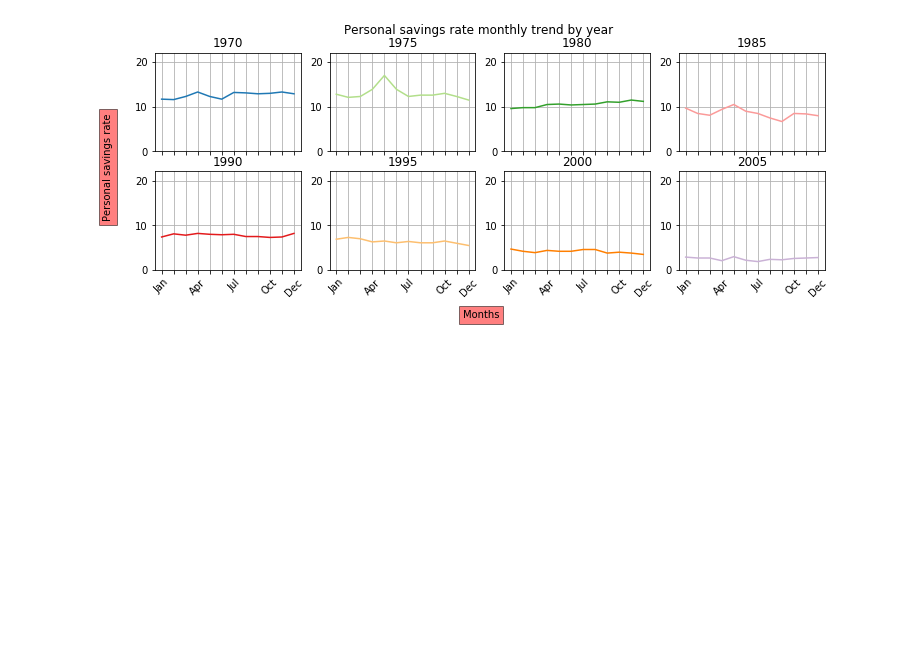
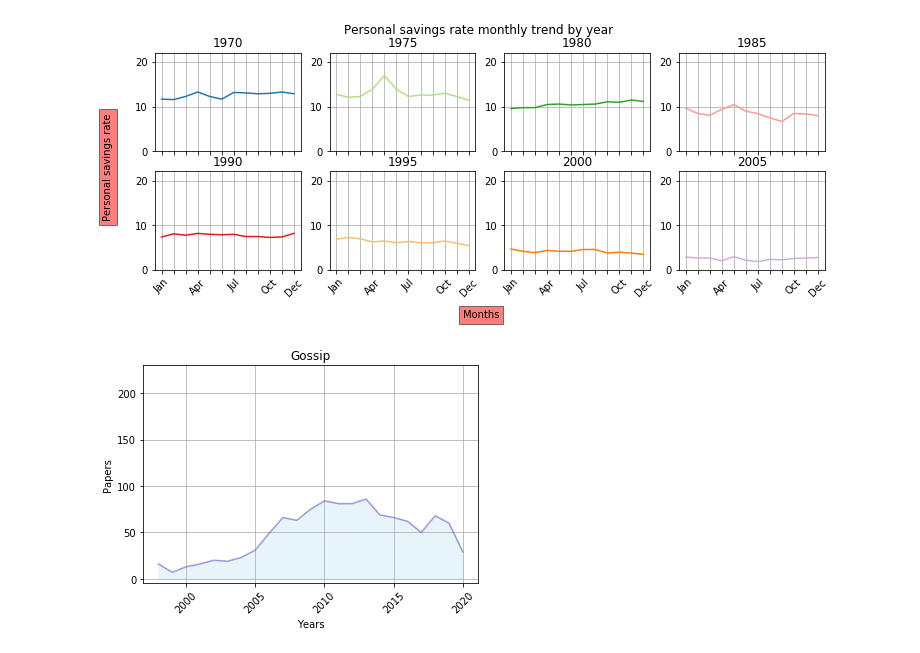
Before and after one commit to giaruffo/dataviz, a Jupyter notebook: notebooks/03.basiccharts.ipynb, the cells around one changed output. Cells and saved outputs as stored; diff of their text form; code cells hidden in the pictures; blank space fills up the shorter version.

```diff
--- a/notebooks/03.basiccharts.ipynb
+++ b/notebooks/03.basiccharts.ipynb
@@ -200,3 +200,26 @@ plt.text(-48, 23, 'Personal savings rate', ha='center', va='center', rotation='v
 plt.show()
 # %% [output]
 [figure]
+# %%
+import matplotlib.pyplot as plt
+import numpy as np
+import pandas as pd
+import matplotlib.dates as mdates
+import datetime
+
+dates=(1998,1999,2000,2001,2002,2003,2004,2005,2006,2007,2008,2009,2010,2011,2012,2013,2014,2015,2016,2017,2018,2019,2020)
+papers=(16,7,13, 16, 20,19, 23,31, 49,66,63,75,84,81,81,86,69,66,62,50,68,60,29)
+
+plt.fill_between(dates, papers, color="skyblue", alpha=0.2)
+plt.plot(dates, papers, color="Slateblue", alpha=0.6)
+
+plt.title('Gossip')
+plt.xlabel('Years')
+plt.ylabel('Papers')
+ax = plt.gca()
+ax.tick_params(axis ='x', rotation = 45)
+plt.ylim(top=230)
+ax.grid(True)
+plt.show()
+# %% [output]
+[figure, added]
```
Also changed, not shown: parts of 5 cells of this notebook, 2 other files.
